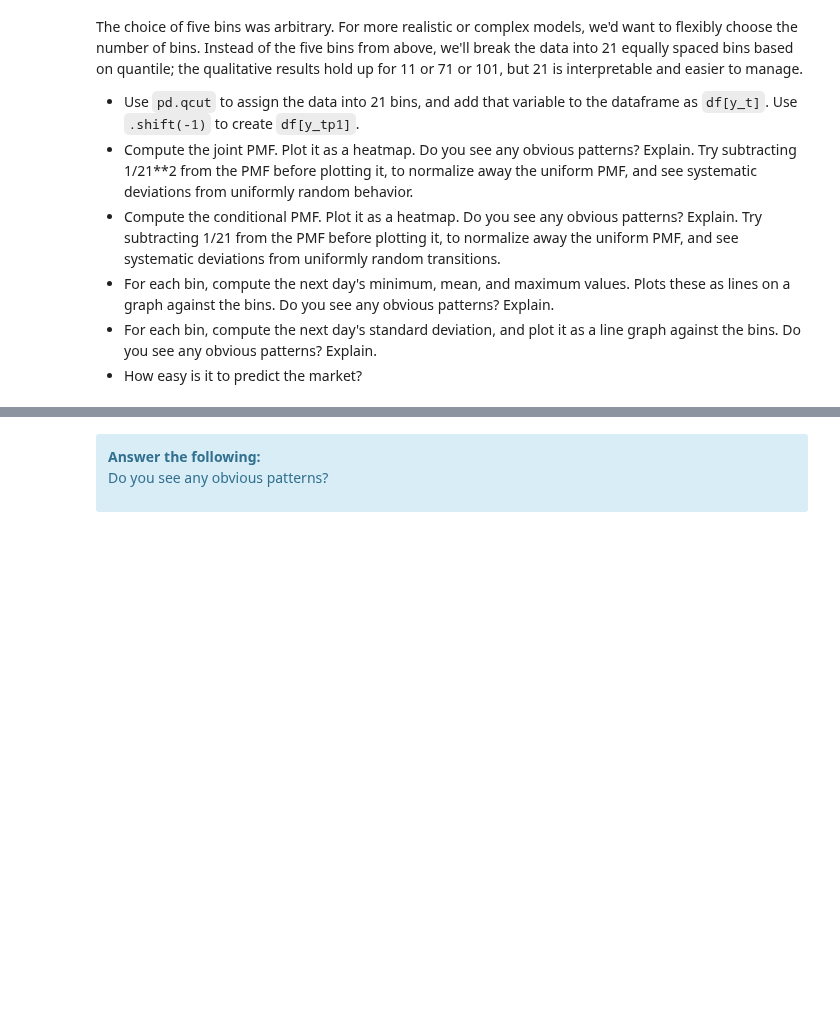
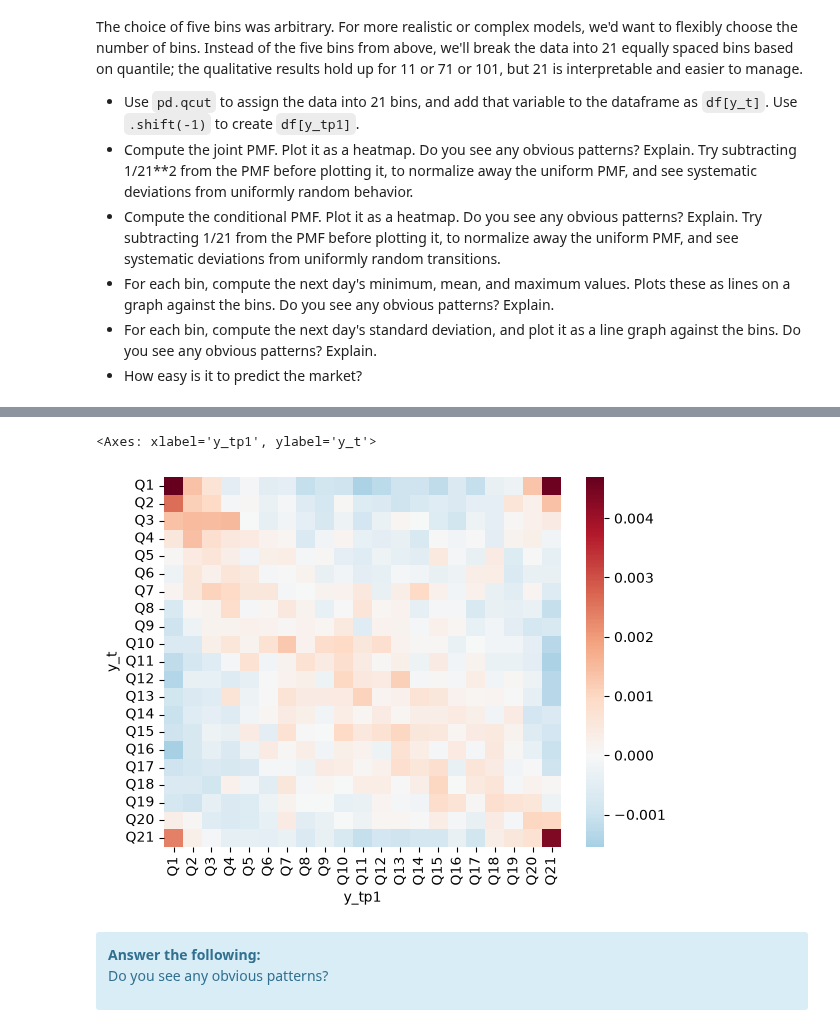
Before and after one commit to kimondragon/UU_F26_templates, a Jupyter notebook: Week09/Thursday_lab/lab08.ipynb, the cells around one changed output, grey strips where cells are left out. Cells and saved outputs as stored; diff of their text form; code cells hidden in the pictures; blank space fills up the shorter version.

```diff
--- a/Week09/Thursday_lab/lab08.ipynb
+++ b/Week09/Thursday_lab/lab08.ipynb
@@ -179,3 +272,8 @@ df['y_t'].value_counts(sort=False).rename('Trading days').to_frame().T
+# %%
+sns.heatmap(quantile_joint -1/bins**2, cmap='RdBu_r', center=0)
+# %% [output]
+<Axes: xlabel='y_tp1', ylabel='y_t'>
+[figure, added]
 # %%
 # Subtract 1/21**2 from the PMF before plotting it, to normalize away the uniform PMF,
 # and see systematic deviations from uniformly random behavior.
```
Also changed, not shown: parts of 21 cells of this notebook, 3 other files.
